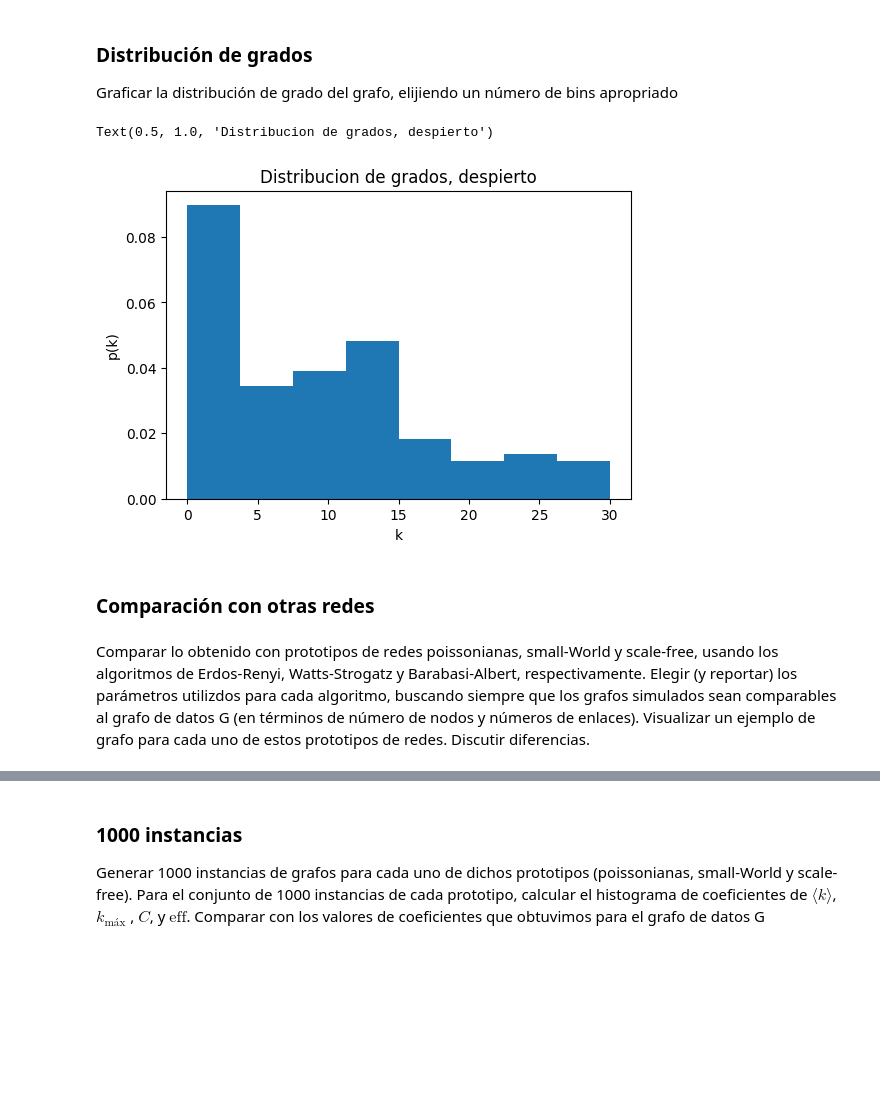
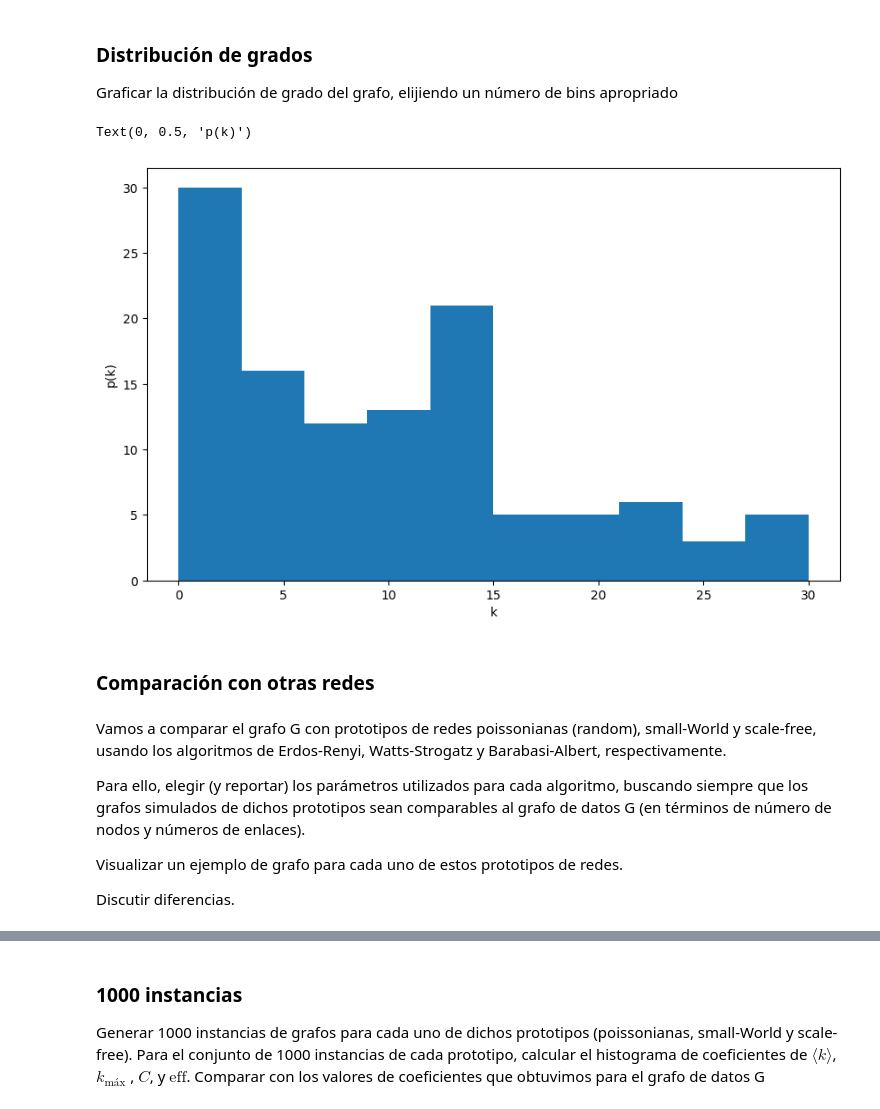
Before and after one commit to bettachini/dmcyt2023, a Jupyter notebook: clase08_grafos_into_preTP2/bettachini_preTP2.ipynb, the cells around one changed output, grey strips where cells are left out. Cells and saved outputs as stored; diff of their text form; code cells hidden in the pictures; blank space fills up the shorter version.

```diff
--- a/clase08_grafos_into_preTP2/bettachini_preTP2.ipynb
+++ b/clase08_grafos_into_preTP2/bettachini_preTP2.ipynb
@@ -197,10 +205,7 @@ G.number_of_edges()
 ### Estadísticos
 Calcular el grado promedio $\langle k \rangle$, el nodo con grado máximo $k_\text{máx}$, el coeficiente de clustering promedio $C = \langle C_i \rangle$ y la distancia media entre pares de nodos $d$ del grafo.
 # %%
-degrees = G.degree() # Diccionario con ID de nodo y su grado
-nodes = G.nodes()
-n_color = np.asarray([degrees[n] for n in nodes])
-
-max_degrees = max(n_color)
-n_color = n_color/max_degrees
+grados_dict = G.degree() # Diccionario con ID de nodo y su grado
+nodos = G.nodes()
+grados_por_nodo = np.asarray([grados_dict[nodo] for nodo in nodos]) # array con grados de cada nodo
 # %%
@@ -256,21 +273,22 @@ cbar = plt.colorbar(sm, ax=ax)
 # %% [markdown]
 ### Distribución de grados
 Graficar la distribución de grado del grafo, elijiendo un número de bins apropriado
-# %%
-plt.figure(figsize=(6,4))
-Gwake = nx.from_numpy_array(matAdyacPesadaWake >= thWake)
-degreesWake = [Gwake.degree(n) for n in Gwake.nodes()]
-plt.hist(degreesWake , bins = 8, density = True)
-plt.xlabel('k')
-plt.ylabel('p(k)')
-plt.title('Distribucion de grados, despierto')
-# %% [output]
-Text(0.5, 1.0, 'Distribucion de grados, despierto')
-[figure, removed]
+# %%
+# histograma de grados
+plt.figure(figsize=(10,6))
+plt.hist(grados_por_nodo, bins = 10)
+plt.xlabel('k')
+plt.ylabel('p(k)')
+# %% [output]
+Text(0, 0.5, 'p(k)')
+[figure, added]
 # %% [markdown]
 ### Comparación con otras redes
 # %% [markdown]
-Comparar lo obtenido con prototipos de redes poissonianas, small-World y scale-free, usando los algoritmos de Erdos-Renyi, Watts-Strogatz y Barabasi-Albert, respectivamente.
-Elegir (y reportar) los parámetros utilizdos para cada algoritmo, buscando siempre que los grafos simulados sean comparables al grafo de datos G (en términos de número de nodos y números de enlaces).
+Vamos a comparar el grafo G con prototipos de redes poissonianas (random), small-World y scale-free, usando los algoritmos de Erdos-Renyi, Watts-Strogatz y Barabasi-Albert, respectivamente.
+
+Para ello, elegir (y reportar) los parámetros utilizados para cada algoritmo, buscando siempre que los grafos simulados de dichos prototipos sean comparables al grafo de datos G (en términos de número de nodos y números de enlaces).
+
 Visualizar un ejemplo de grafo para cada uno de estos prototipos de redes.
+
 Discutir diferencias.
```
Also changed, not shown: parts of 28 cells of this notebook.
